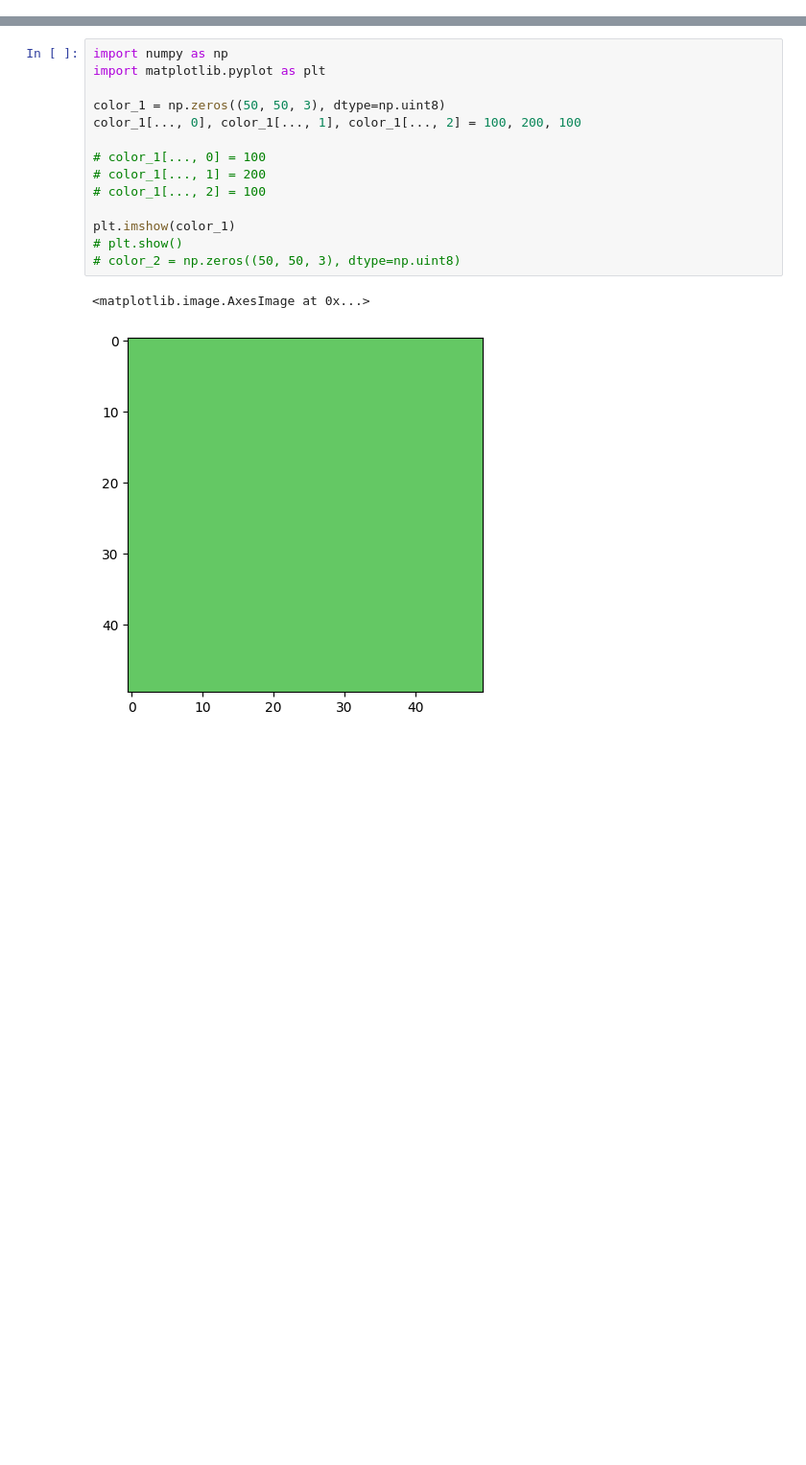
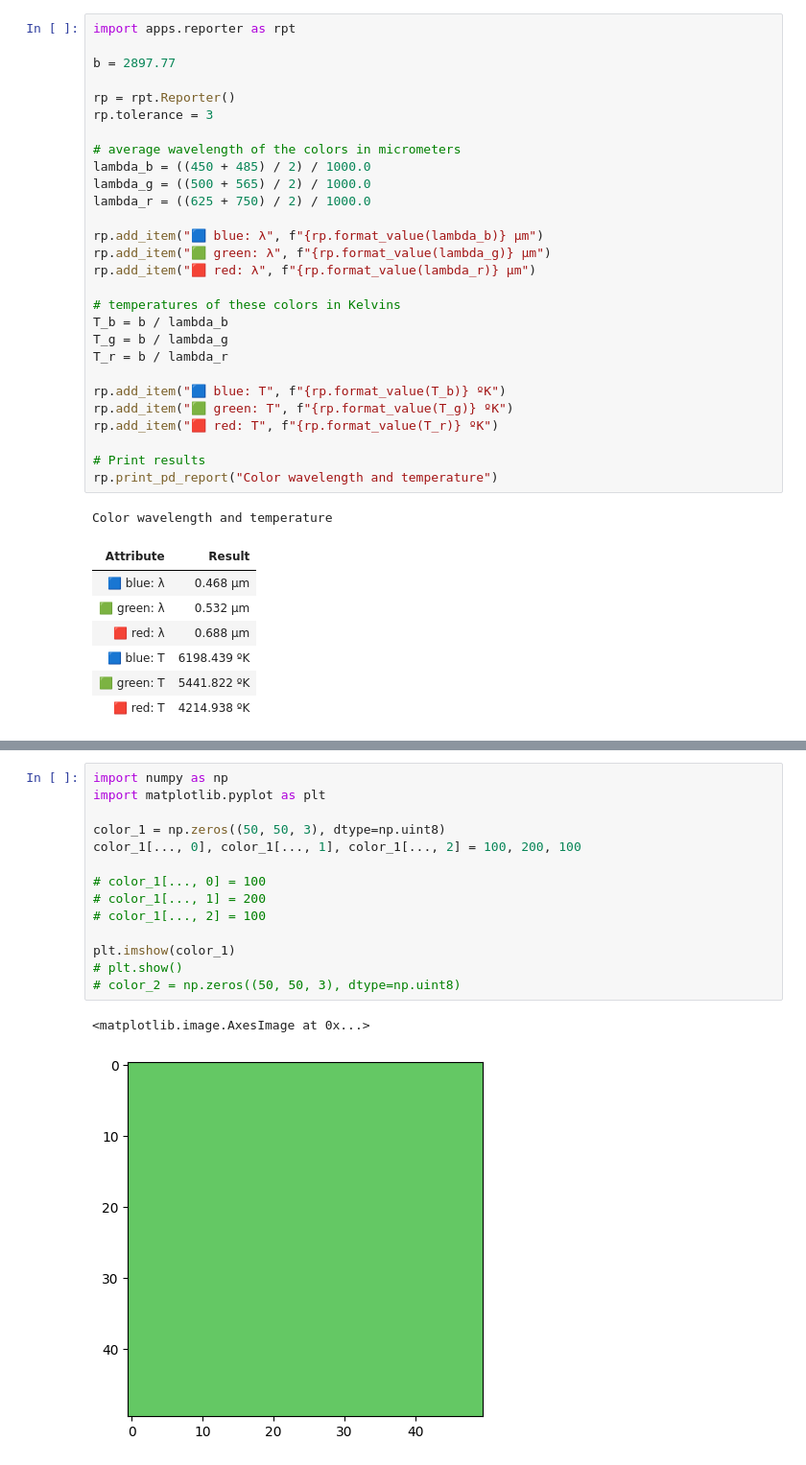
Before and after one commit to BogdanPinchuk/ComputerVision-PBY_HW1, a Jupyter notebook: Investigation.ipynb, the cells around one changed output, grey strips where cells are left out. Shown at 96% size. Drawn from its saved outputs; the diff is of its cells as text; blank space fills up the shorter version.

```diff
--- a/Investigation.ipynb
+++ b/Investigation.ipynb
@@ -0,0 +65,37 @@
+# %%
+import apps.reporter as rpt
+
+b = 2897.77
+
+rp = rpt.Reporter()
+rp.tolerance = 3
+
+# average wavelength of the colors in micrometers
+lambda_b = ((450 + 485) / 2) / 1000.0
+lambda_g = ((500 + 565) / 2) / 1000.0
+lambda_r = ((625 + 750) / 2) / 1000.0
+
+rp.add_item("🟦 blue: λ", f"{rp.format_value(lambda_b)} μm")
+rp.add_item("🟩 green: λ", f"{rp.format_value(lambda_g)} μm")
+rp.add_item("🟥 red: λ", f"{rp.format_value(lambda_r)} μm")
+
+# temperatures of these colors in Kelvins
+T_b = b / lambda_b
+T_g = b / lambda_g
+T_r = b / lambda_r
+
+rp.add_item("🟦 blue: T", f"{rp.format_value(T_b)} ºK")
+rp.add_item("🟩 green: T", f"{rp.format_value(T_g)} ºK")
+rp.add_item("🟥 red: T", f"{rp.format_value(T_r)} ºK")
+
+# Print results
+rp.print_pd_report("Color wavelength and temperature")
+# %% [output]
+Color wavelength and temperature
+| Attribute | Result |
+| 🟦 blue: λ | 0.468 μm |
+| 🟩 green: λ | 0.532 μm |
+| 🟥 red: λ | 0.688 μm |
+| 🟦 blue: T | 6198.439 ºK |
+| 🟩 green: T | 5441.822 ºK |
+| 🟥 red: T | 4214.938 ºK |
```
Also changed, not shown: parts of 9 cells of this notebook.
